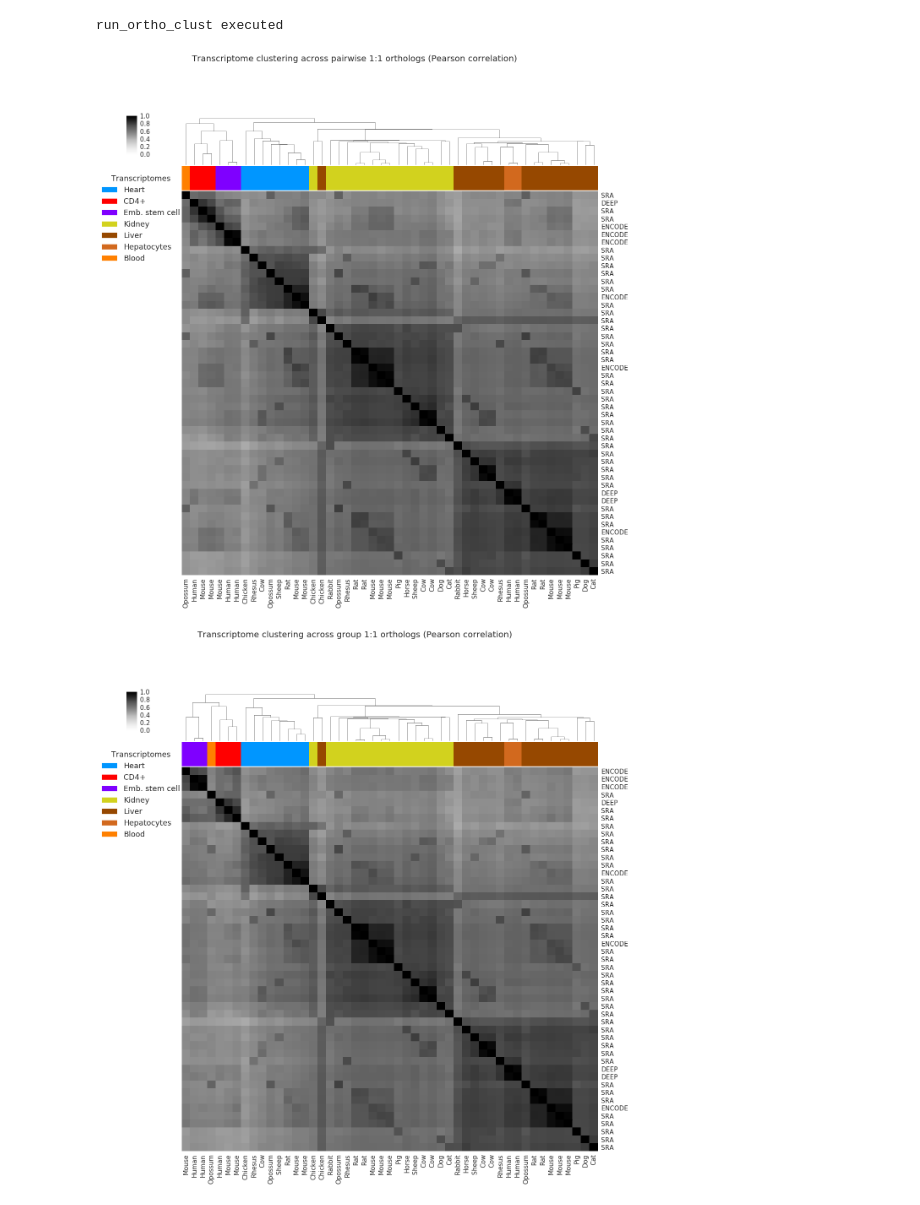
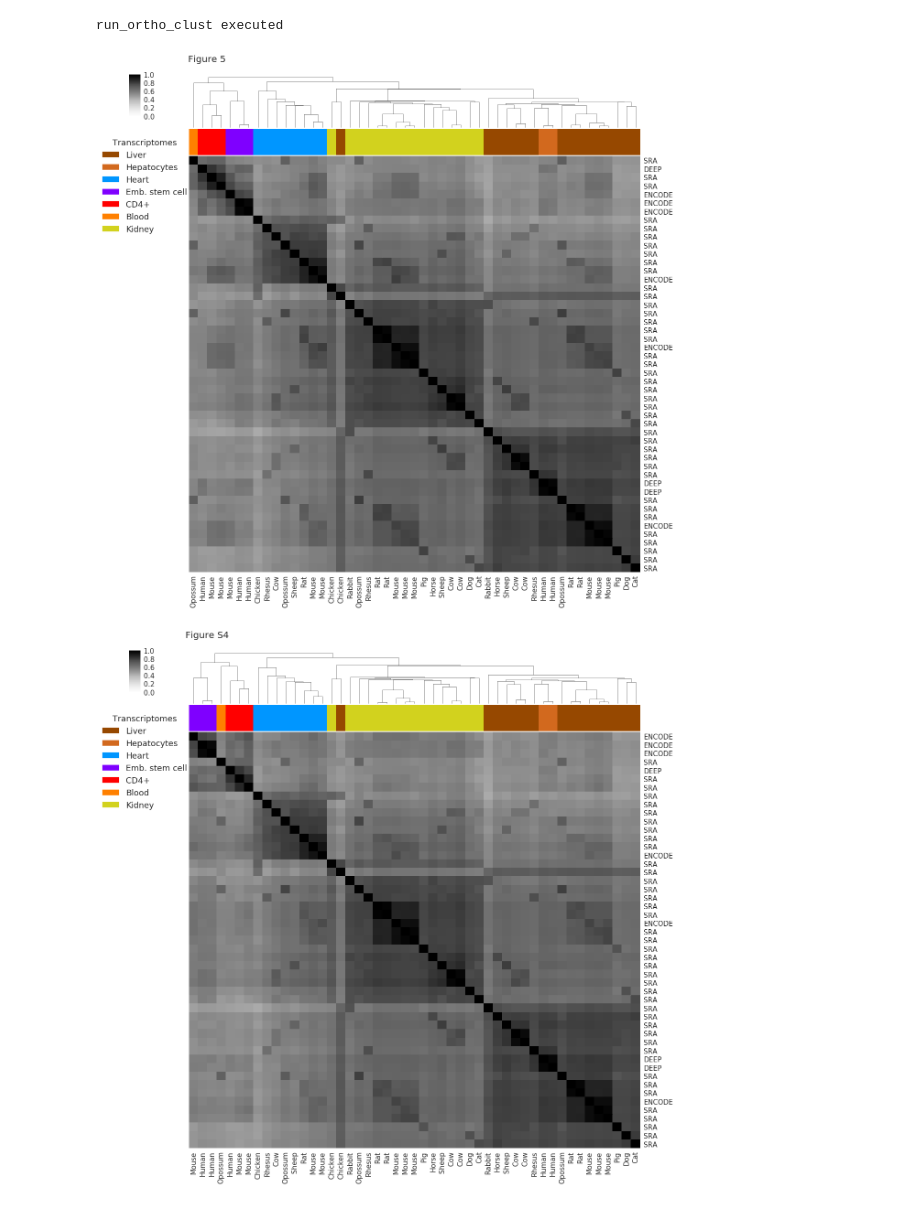
Before and after one commit to ptrebert/project-cross-species, a Jupyter notebook: notebooks/plotting/plot_exp_ortho_clust.ipynb, the cells around one changed output. Drawn from its saved outputs; the diff is of its cells as text; code cells hidden in the pictures.

Commit message:
updated notebook plotting transcriptome clustermaps

```diff
--- a/notebooks/plotting/plot_exp_ortho_clust.ipynb
+++ b/notebooks/plotting/plot_exp_ortho_clust.ipynb
@@ -24,7 +24,7 @@ import seaborn as sns
 # each other
 # 2) creates also dendrogram/hier. clustering, not polished
 
-date = '20180312'
+date = '20180415'
 
 sns.set(style='white',
         font_scale=1.5,
@@ -44,8 +44,6 @@ plot_colors = js.load(open(os.path.join(conf_folder, 'colors', 'cs_colors.json')
 plot_shapes = js.load(open(os.path.join(conf_folder, 'shapes', 'cs_shapes.json'), 'r'))
 
 exec_ortho_clust = True
-
-show_figures = True
 
 out_folder = '/TL/deep-external01/nobackup/pebert/cloudshare/mpiinf/phd/chapter_projects/crossspecies/figures/pub'
 save_figures = True
@@ -75,7 +73,12 @@ def run_ortho_clust():
             dist_data = dst.squareform(1 - data.values)
             link = hc.linkage(dist_data, method='average', metric='euclidean')
             short_labels = list(map(adjust_label, data.columns))
-            fig_title = 'Transcriptome clustering across {} 1:1 orthologs ({} correlation)'.format(ortho_type, meth.capitalize())
+            #fig_title = 'Transcriptome clustering across {} 1:1 orthologs ({} correlation)'.format(ortho_type, meth.capitalize())
+            if ortho_type == 'pairwise':
+                fig_key = '5'
+            else:
+                fig_key = 'S4'
+            fig_title = 'Figure {}'.format(fig_key)
 #            # dendrogram will not be used
 #             fig = create_dendemann(link, short_labels, fig_title)
 #             if save_figures:
@@ -85,13 +88,22 @@ def run_ortho_clust():
 #                 fig.savefig(outpath, bbox_inches='tight', dpi=300)
             fig, exart = create_clustermap(data.values, link, short_labels, fig_title, meth.capitalize())
             if save_figures:
-                fig_file = '{}_fig_X_supp_trans-clustermap_{}_{}.svg'.format(date, ortho_type, meth)
-                outpath = os.path.join(out_folder, 'supp', fig_file)
+            #    fig_file = '{}_fig_X_supp_trans-clustermap_{}_{}.svg'.format(date, ortho_type, meth)
+                outname = 'fig_{}_trans_clustermap'.format(fig_key)
+                if ortho_type == 'pairwise':
+                    subfolder = 'main'
+                else:
+                    subfolder = 'supp'
+
+                outpath = os.path.join(out_folder, subfolder, 'raw', outname + '.svg')
                 fig.savefig(outpath, bbox_inches='tight', extra_artists=exart)
-                outpath = outpath.replace('.svg', '.png')
-                fig.savefig(outpath, bbox_inches='tight', dpi=300, extra_artists=exart)
-                outpath = outpath.replace('.png', '.pdf')
+
+                outpath = os.path.join(out_folder, subfolder, 'png', outname + '.png')
+                fig.savefig(outpath, bbox_inches='tight', extra_artists=exart, dpi=300)
+
+                outpath = os.path.join(out_folder, subfolder, outname + '.pdf')
                 fig.savefig(outpath, bbox_inches='tight', extra_artists=exart)
+
     return True
 
 
@@ -140,7 +152,11 @@ def create_clustermap(data, linkage, labels, title, measure):
                         #vmin=0, vmax=1, center=0.5, cmap="YlOrRd", annot=False,
                         vmin=0, vmax=1, center=0.5, cmap="Greys", annot=False,
                         col_colors=x_colors)
+    ax_hm = cm.ax_heatmap
     cm.ax_row_dendrogram.set_visible(False)
+
+    tt = ax_hm.set_title(title, fontsize=20)
+    tt.set_position([0.04, 1.22])
 
     # Add tissue/color legend
     tissue_handles = []
@@ -159,7 +175,7 @@ def create_clustermap(data, linkage, labels, title, measure):
                             markerscale=2, fontsize=16, loc=3, bbox_to_anchor=(-3., -3.),
                             prop={'size':18})
     exart.append(leg_tissue)
-    exart.append(cm.fig.suptitle(title, fontsize=20))
+
     return cm, exart
 
 
@@ -268,32 +284,32 @@ def preprocess_data(ignore_samples):
         for t in data:
             corr_mat.at[t[0], t[1]] = t[2]
             corr_mat.at[t[1], t[0]] = t[2]
         corr_mat.index = labels
         corr_mat.columns = labels
         pw_res.append(corr_mat)
 
     grp_res = []
     for m in ['pearson', 'spearman']:
         data = grp_corr[m]
         samples = sorted(set([t[0] for t in data]), key=lambda x: tuple(x.split('_')[1:3]))
         extract = op.itemgetter(*(1, 2, 0))
         labels = ['_'.join(extract(s.split('_'))) for s in samples]
         corr_mat = pd.DataFrame(np.zeros((len(samples), len(samples)), dtype=np.float32),
                                 index=samples, columns=samples)
         for t in data:
             corr_mat.at[t[0], t[1]] = t[2]
             corr_mat.at[t[1], t[0]] = t[2]
         corr_mat.index = labels
         corr_mat.columns = labels
         grp_res.append(corr_mat)
 
     return pw_res, grp_res
 
 
 execd = run_ortho_clust()
 if execd:
     print('run_ortho_clust executed')
 # %% [output]
 run_ortho_clust executed
-[figure, old version]
+[figure, new version]
-[figure, old version]
+[figure, new version]
```
